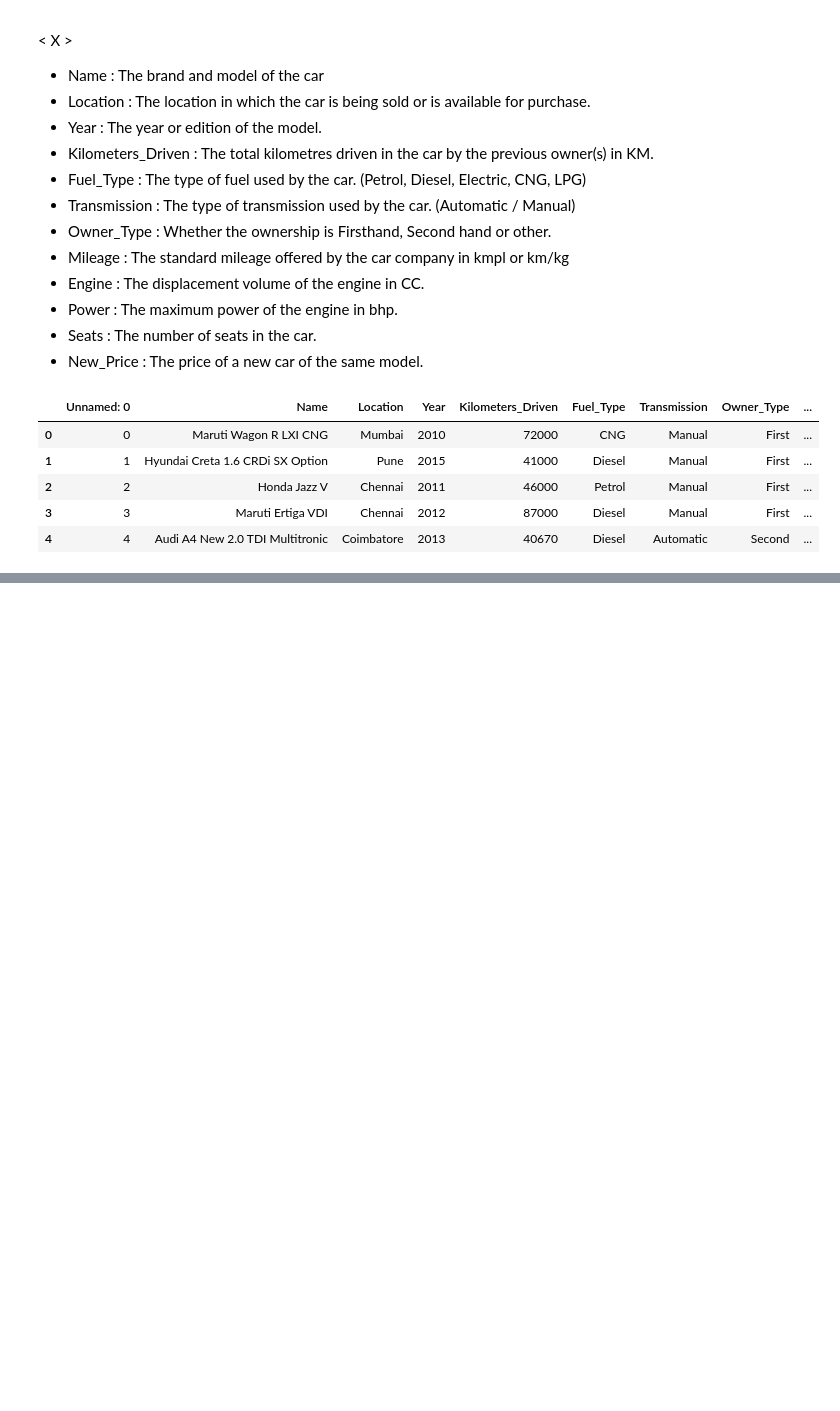
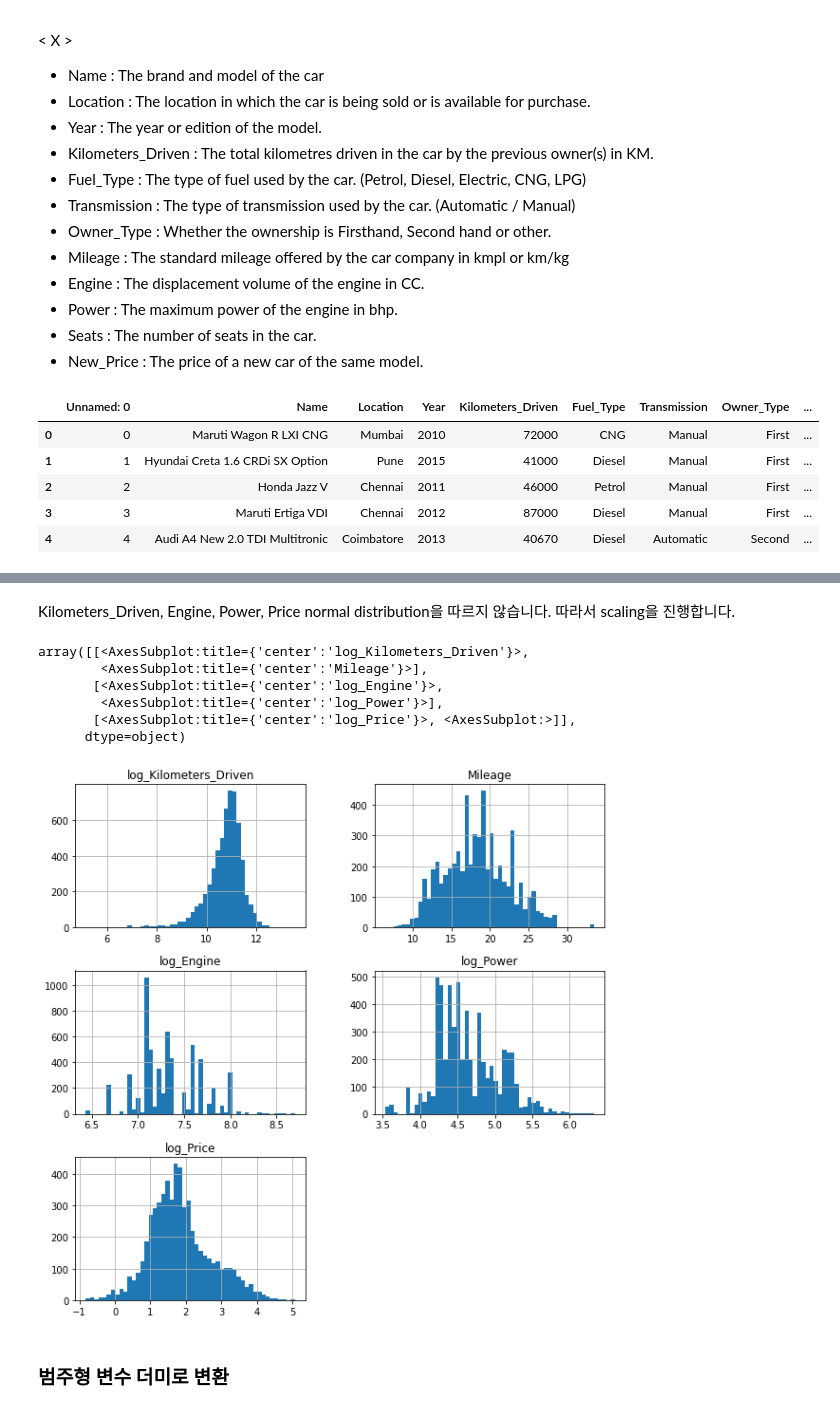
Before and after one commit to kkIIun/Tobigs18_-assignment, a Jupyter notebook: week2/Regression/[투빅스 18기 정규세션] 2주차 Regression_과제 2.ipynb, the cells around one changed output, grey strips where cells are left out. Drawn from its saved outputs; the diff is of its cells as text; code cells hidden in the pictures; blank space fills up the shorter version.

```diff
--- a/week2/Regression/[투빅스 18기 정규세션] 2주차 Regression_과제 2.ipynb
+++ b/week2/Regression/[투빅스 18기 정규세션] 2주차 Regression_과제 2.ipynb
@@ -58,0 +249,22 @@ data.head()
+# %% [markdown]
+Kilometers_Driven, Engine, Power, Price normal distribution을 따르지 않습니다. 따라서 scaling을 진행합니다.
+# %%
+data['log_Kilometers_Driven'] = np.log(data['Kilometers_Driven'])
+data['log_Engine'] = np.log(data['Engine'])
+data['log_Power'] = np.log(data['Power'])
+data['log_Price'] = np.log(data['Price'])
+# %%
+data = data.drop(columns=['Kilometers_Driven', 'Engine', 'Power', 'Price'])
+# %%
+new_numerical_columns = ['log_Kilometers_Driven', 'Mileage', 'log_Engine', 'log_Power', 'log_Price']
+data.hist(column=new_numerical_columns, bins=50, figsize=(10,10))
+# %% [output]
+array([[<AxesSubplot:title={'center':'log_Kilometers_Driven'}>,
+        <AxesSubplot:title={'center':'Mileage'}>],
+       [<AxesSubplot:title={'center':'log_Engine'}>,
+        <AxesSubplot:title={'center':'log_Power'}>],
+       [<AxesSubplot:title={'center':'log_Price'}>, <AxesSubplot:>]],
+      dtype=object)
+[figure, added]
+# %% [markdown]
+### 범주형 변수 더미로 변환
```
Also changed, not shown: parts of 50 cells of this notebook.
